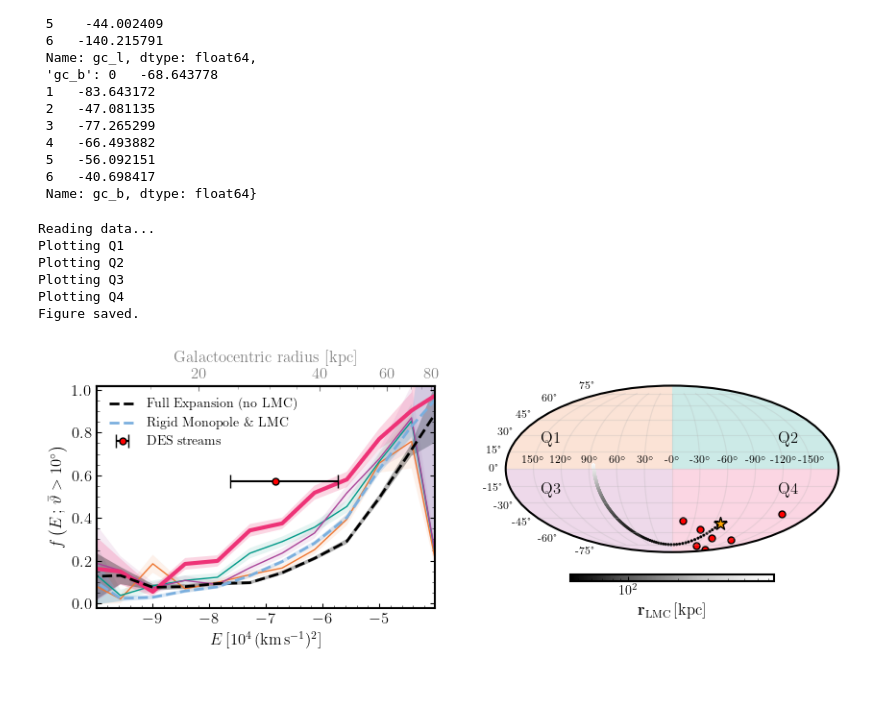
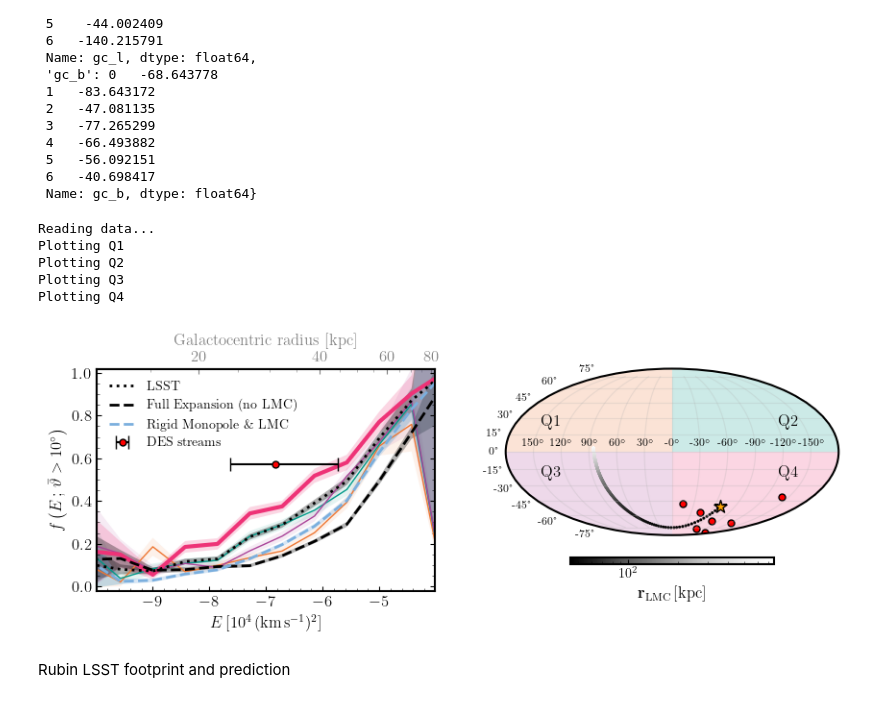
Before and after one commit to dc-broo3/oceanus, a Jupyter notebook: analysis/DES-stream-data.ipynb, the cells around one changed output. Cells and saved outputs as stored; diff of their text form; code cells hidden in the pictures.

Commit message:
LSST prediction added.

```diff
--- a/analysis/DES-stream-data.ipynb
+++ b/analysis/DES-stream-data.ipynb
@@ -548,11 +618,15 @@ def fig6(path_data, potls, real_data, quadlabels, potllabels, plotname, savefig=
 
     wrapped_l_gc = -np.where(l_gc >= 180, l_gc - 360, l_gc)
 
+    # Masks for quadrants data
     mask_q1 = ((wrapped_l_gc > -180) & (wrapped_l_gc < 0) & (b_gc > 0) & (b_gc < 90))
     mask_q2 = ((wrapped_l_gc > 0) & (wrapped_l_gc < 180) & (b_gc > 0) & (b_gc < 90))
     mask_q3 = ((wrapped_l_gc > -180) & (wrapped_l_gc < 0) & (b_gc > -90) & (b_gc < 0))
     mask_q4 = ((wrapped_l_gc > 0) & (wrapped_l_gc < 180) & (b_gc > -90) & (b_gc < 0))
     masks = [mask_q1, mask_q2, mask_q3, mask_q4]
+
+    # Mask for LSST predicitons
+    lsst_mask = rubinlsst_mask(path_data, potl)
 
     E_bins = np.linspace(-11, -3, 15)
     bin_mids = [(E_bins[i] + E_bins[i + 1]) / 2 for i in range(len(E_bins) - 1)]
@@ -561,6 +635,8 @@ def fig6(path_data, potls, real_data, quadlabels, potllabels, plotname, savefig=
     colors = ['#EE7733', '#009988', '#AA4499', '#EE3377']
 
     plt.sca(ax[0])
+
+    # Plotting masked quadrants
     for m in range(len(masks)):
         print(f"Plotting Q{m + 1}")
         Es = energies[masks[m]]
@@ -575,11 +651,44 @@ def fig6(path_data, potls, real_data, quadlabels, potllabels, plotname, savefig=
                     r'$f\left(E\,;\,\bar{\vartheta} > 10^{\circ} \right)$', '',
                     colors, quadlabels, bin_mids, m)
 
+    # Plotting DES data
     xerr = np.array([interp_r_to_E(real_data['med_d'] + real_data['std_d']),
                            interp_r_to_E(real_data['med_d'] - real_data['std_d'])] )[:,np.newaxis]
     plt.errorbar(interp_r_to_E(real_data['med_d']), real_data['frac'],xerr=np.abs(xerr - interp_r_to_E(real_data['med_d'])),
                  marker='o', linestyle='None', ecolor='k',
                  capsize=5, mfc='red', mec='k', ms=5, label='DES streams')
+
+    # Plotting LSST prediction
+    E_lsst = energies[lsst_mask]
+    pmang_lsst = pm_ang[lsst_mask]
+    hist, bins = np.histogram(E_lsst / 1e4, E_bins)
+
+    indices_in_bins = []
+    for i in range(len(bins) - 1):
+        indices = np.where((E_lsst / 1e4 > bins[i]) & (E_lsst / 1e4 < bins[i + 1]))[0]
+        indices_in_bins.append(indices)
+
+    frac = []
+    uncert = []
+
+    for idx in indices_in_bins:
+        pm_ang_bin = pmang_lsst[idx]
+        if len(pm_ang_bin)==0:
+            frac_high = np.nan
+            uncert_high = 0
+        else:
+            above = len(pm_ang_bin[pm_ang_bin > 10])
+            if above==0:
+                above=1 # to avoid divison by 0 below
+            total = len(pm_ang_bin)
+            frac_high = above / total
+            uncert_high = frac_high * ((1/above) + (1/total))**0.5
+        frac.append(frac_high)
+        uncert.append(uncert_high)
+
+    plt.plot(bin_mids, frac, c='k', lw=2, ls='dotted', label='LSST', zorder=2)
+    plt.fill_between(bin_mids, np.array(frac)-np.array(uncert), np.array(frac)+np.array(uncert),
+                     color='k', alpha=0.3, edgecolor='None')
 
     ### PLOTTING THE 'FULL EXPANSION (NO LMC)' AND 'RIGID MONOPOLE + LMC' POTENTIALS
     for j in range(1, len(potls)):
@@ -678,16 +787,17 @@ def fig6(path_data, potls, real_data, quadlabels, potllabels, plotname, savefig=
 # %%
 data_path='/mnt/ceph/users/rbrooks/oceanus/analysis/stream-runs/combined-files/plotting_data/16384-dt1Myr/'
 pots_fig6 = list(['full-MWhalo-full-MWdisc-full-LMC.hdf5', 'full-MWhalo-full-MWdisc-no-LMC.hdf5',
                  'rm-MWhalo-full-MWdisc-full-LMC.hdf5'])
 quadlabels_fig6 = list(['','','',''])
 potlabels_fig6 = list(['','Full Expansion (no LMC)','Rigid Monopole \& LMC'])
 
-fig6(data_path, pots_fig6, DES_plot_data, quadlabels_fig6, potlabels_fig6, 'fig6', True)
+fig6(data_path, pots_fig6, DES_plot_data, quadlabels_fig6, potlabels_fig6, 'fig6', False)
 # %% [output]
 Reading data...
 Plotting Q1
 Plotting Q2
 Plotting Q3
 Plotting Q4
-Figure saved.
-[figure, old version]
+[figure, new version]
+# %% [markdown]
+Rubin LSST footprint and prediction
```
Also changed, not shown: parts of 11 cells of this notebook.
